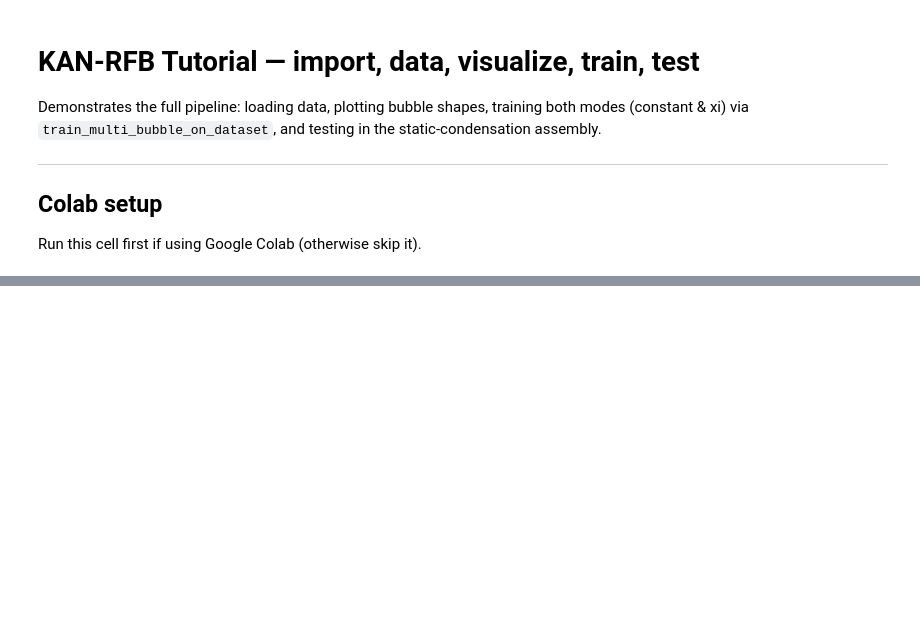
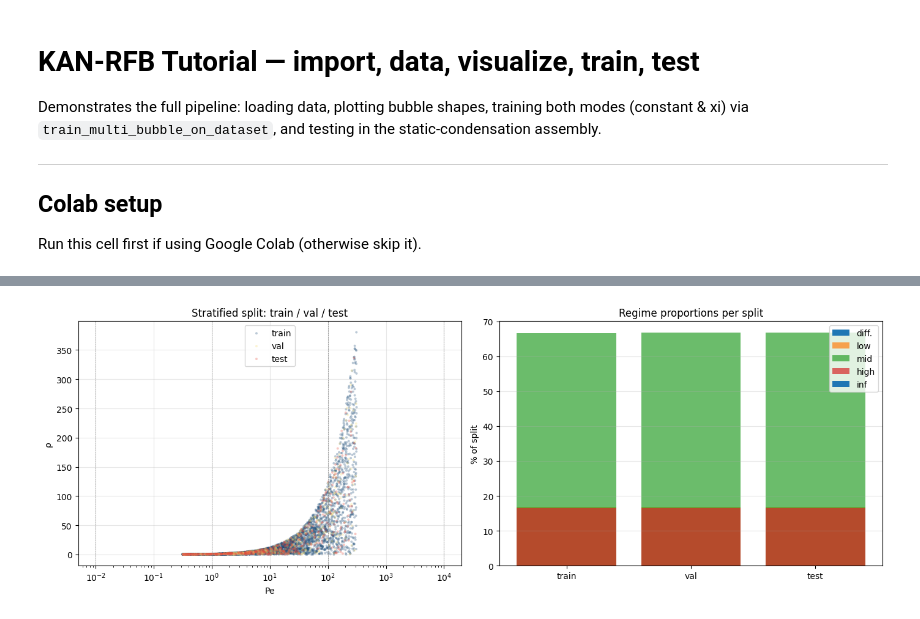
Before and after one commit to juanpaca/ML_Galerkin_proj, a Jupyter notebook: tutorial.ipynb, the cells around one changed output, grey strips where cells are left out. Drawn from its saved outputs; the diff is of its cells as text; code cells hidden in the pictures; blank space fills up the shorter version.

```diff
--- a/tutorial.ipynb
+++ b/tutorial.ipynb
@@ -52,6 +66,6 @@ print(f"Using device: {device}")
 # %%
 # ── 2. LOAD DATASET ─────────────────────────────────────────────────────
-ds = load_dataset("rfb_1k")
+ds = load_dataset("rfb_5k")
 dataset_summary(ds)
 
 # Dataset structure:
@@ -113,0 +116,78 @@ print(f"Overlap train∩test: {len(train_cells & test_cells)}")
+# %%
+# ── VISUALIZE STRATIFIED SPLIT & CHECK NO LEAKAGE ──
+# Pe regimes used by the stratified split
+regime_edges = [0.01, 1.0, 100.0, 1e4]
+regime_labels = ["diff.", "low", "mid", "high", "inf"]
+
+fig, axes = plt.subplots(1, 2, figsize=(14, 5))
+colors = {"train": "#1F4E79", "val": "#F7DC6F", "test": "#E74C3C"}
+
+# Left: Pe vs ρ scatter
+for sname in ["train", "val", "test"]:
+    pe_s = ds[sname]["constant"]["pe"]
+    rho_s = ds[sname]["constant"]["rho"]
+    axes[0].scatter(pe_s, rho_s, c=colors[sname], alpha=0.3, s=8, label=sname, edgecolors='none')
+axes[0].set_xscale("log")
+axes[0].set_xlabel("Pe")
+axes[0].set_ylabel("ρ")
+axes[0].set_title("Stratified split: train / val / test")
+axes[0].legend()
+axes[0].grid(True, alpha=0.3)
+for e in regime_edges:
+    axes[0].axvline(e, color="gray", lw=0.5, ls="--")
+
+# Right: regime proportion bar chart
+def regime_counts(pe_vals):
+    counts = {}
+    for pe in pe_vals:
+        if pe > 1e4:
+            r = "inf"
+        elif pe > 100:
+            r = "high"
+        elif pe > 1:
+            r = "mid"
+        elif pe > 0.01:
+            r = "low"
+        else:
+            r = "diff."
+        counts[r] = counts.get(r, 0) + 1
+    return counts
+
+import pandas as pd
+rows = []
+for sname in ["train", "val", "test"]:
+    rc = regime_counts(ds[sname]["constant"]["pe"])
+    total = sum(rc.values())
+    for regime, cnt in rc.items():
+        rows.append({"split": sname, "regime": regime, "pct": cnt/total*100})
+df = pd.DataFrame(rows)
+for reg in regime_labels:
+    sub = df[df.regime == reg]
+    axes[1].bar(sub.split, sub.pct, label=reg, alpha=0.7)
+axes[1].set_ylabel("% of split")
+axes[1].set_title("Regime proportions per split")
+axes[1].legend()
+axes[1].grid(True, alpha=0.3, axis="y")
+plt.tight_layout()
+plt.show()
+
+# Verify: no sample overlap between splits
+train_ids = set(ds["metadata"]["split_indices"]["train"])
+val_ids   = set(ds["metadata"]["split_indices"]["val"])
+test_ids  = set(ds["metadata"]["split_indices"]["test"])
+print(f"Samples: {len(train_ids)} train / {len(val_ids)} val / {len(test_ids)} test")
+print(f"Overlap train∩val: {len(train_ids & val_ids)}")
+print(f"Overlap train∩test: {len(train_ids & test_ids)}")
+print(f"Overlap val∩test: {len(val_ids & test_ids)}")
+print("→ No leakage" if not (train_ids & val_ids or train_ids & test_ids or val_ids & test_ids) else "→ LEAKAGE DETECTED!")
+
+# Print regime counts per split
+for sname in ["train", "val", "test"]:
+    rc = regime_counts(ds[sname]["constant"]["pe"])
+    total = sum(rc.values())
+    print(f"\n{sname}:")
+    for reg in regime_labels:
+        cnt = rc.get(reg, 0)
+        print(f"  {reg:>6s}: {cnt:5d} ({cnt/total*100:5.1f}%)")
+# %% [output]
+[figure, added]
```
Also changed, not shown: parts of 16 cells of this notebook, 10 other files.
